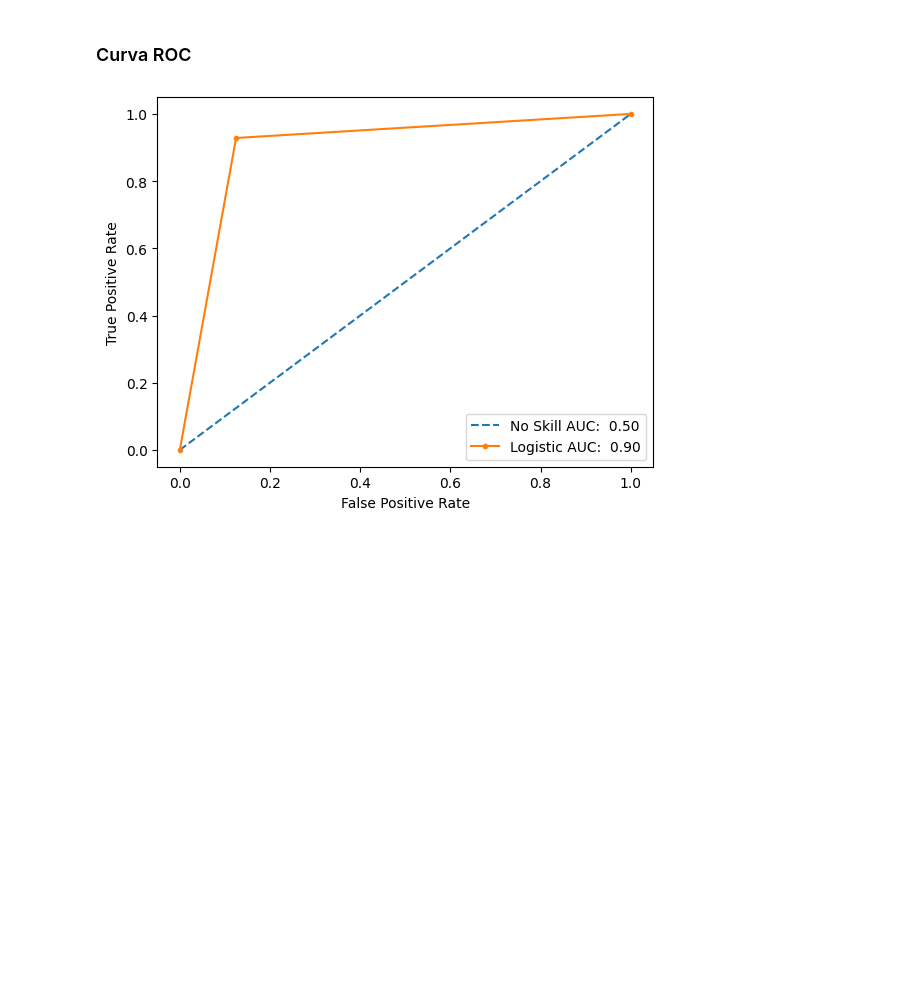
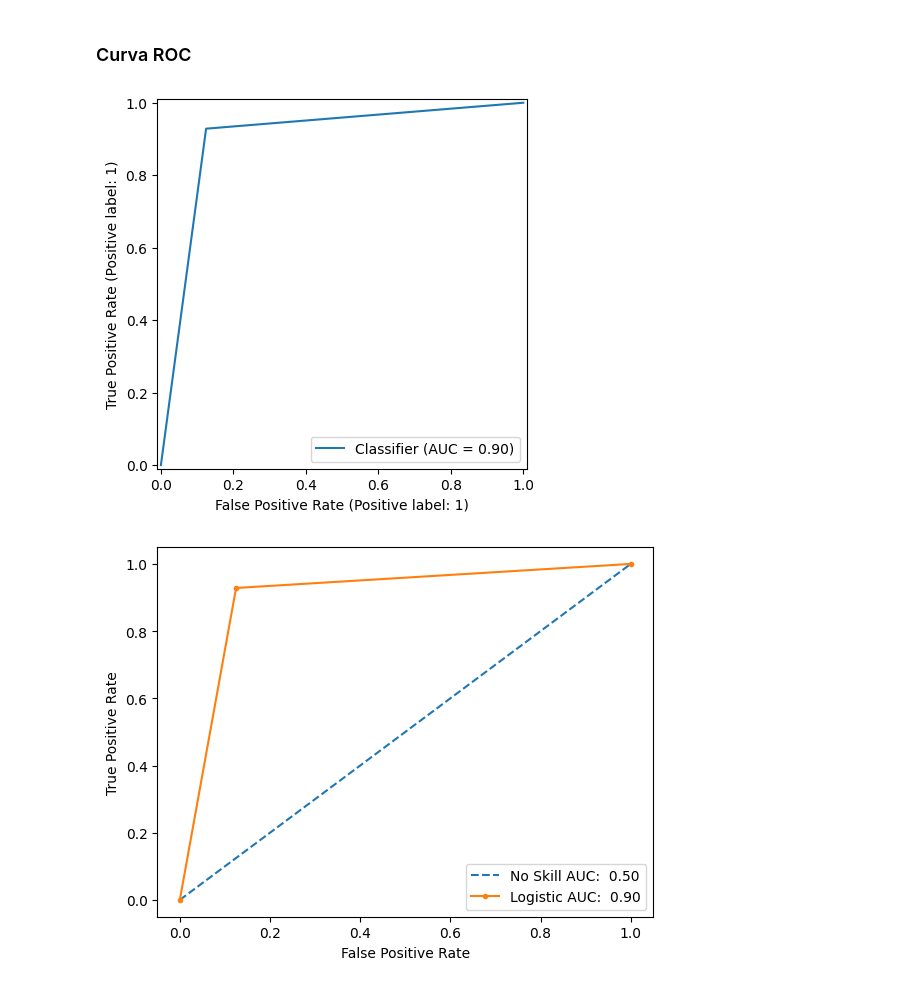
Before and after one commit to VillaltaE/Hackthon_NoCountry_65, a Jupyter notebook: data-science/Predictivo_LR_Netflix.ipynb, the cells around one changed output. Saved outputs shown, nothing was run; the diff lists cells and outputs as text; code cells hidden in the pictures; blank space fills up the shorter version.

```diff
--- a/data-science/Predictivo_LR_Netflix.ipynb
+++ b/data-science/Predictivo_LR_Netflix.ipynb
@@ -379,6 +379,10 @@ print(f'La sensibilidad del modelo con los datos de prueba: {recall_score(y_test
 La sensibilidad del modelo con los datos de prueba: 0.9284294234592445
 # %% [markdown]
 ### Curva ROC
+# %%
+RocCurveDisplay.from_predictions(y_test, y_prueba_pred);
+# %% [output]
+[figure, added]
 # %%
 #Gráfico alternativo de la curva ROC
 # Generar un predictor sin habilidad
```
Also changed, not shown: parts of 2 cells of this notebook.
